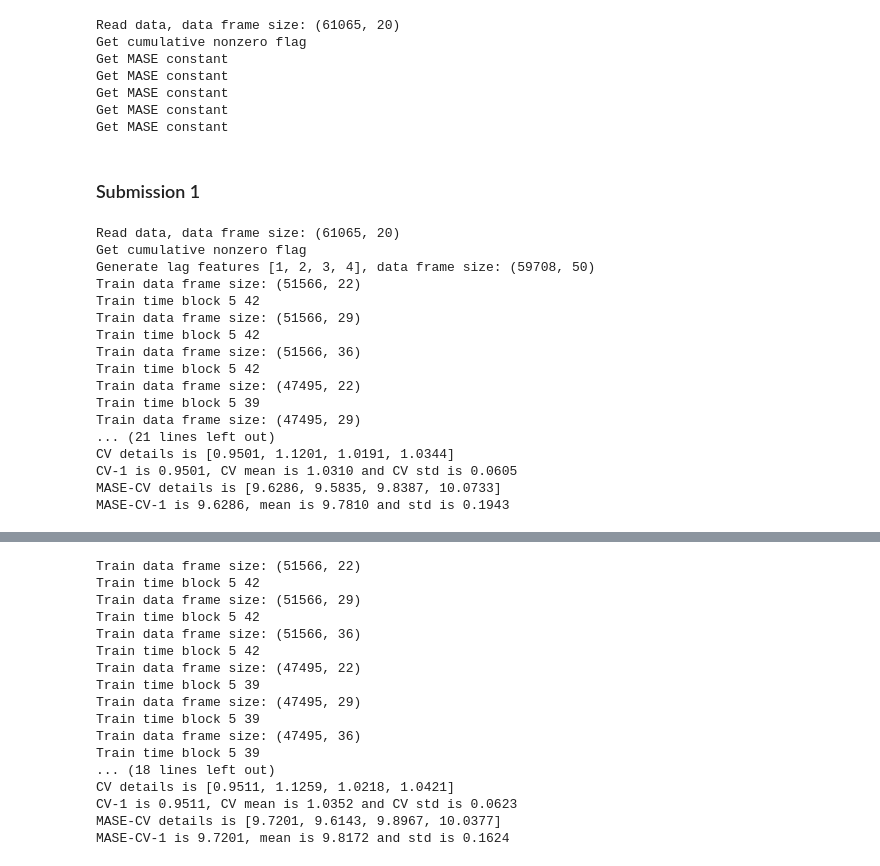
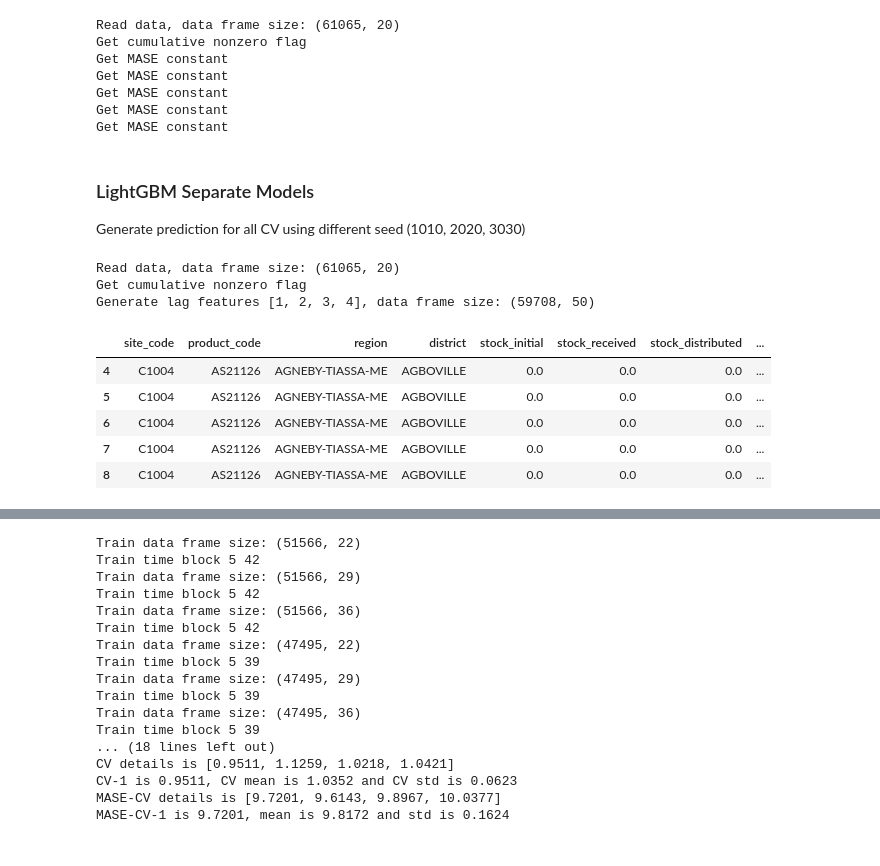
Before and after one commit to rasyidstat/ifc, a Jupyter notebook: submission/model.ipynb, the cells around one changed output, grey strips where cells are left out. Drawn from its saved outputs; the diff is of its cells as text; code cells hidden in the pictures.

Commit message:
Checkpoint: first submission

```diff
--- a/submission/submission.ipynb
+++ b/submission/model.ipynb
@@ -39,7 +39,8 @@ import random
 import calendar
 from pandas.tseries.offsets import MonthEnd
 import warnings
-warnings.filterwarnings("ignore")
+warnings.filterwarnings('ignore')
+pd.set_option('display.max_columns', 200)
 # %%
 # Default parameters
 TARGET = 'stock_distributed'
@@ -396,8 +397,10 @@ Get MASE constant
 Get MASE constant
 Get MASE constant
 Get MASE constant
-# %% [markdown]
-### Submission 1
+# %% [markdown]
+### LightGBM Separate Models
+
+Generate prediction for all CV using different seed (1010, 2020, 3030)
 # %%
 lgb_params = {'boosting_type': 'gbdt',
               'objective': 'mean_absolute_error',
@@ -411,25 +414,16 @@ lgb_params = {'boosting_type': 'gbdt',
               'n_estimators': 1000,
               'seed': SEED,
               'verbose': -1}
-df = process_data(features = numerical_features)
-pred1 = process_train_cv(df, is_print=False, verbose=-1,
-                         version='allf_seed_2020',
-                         use_separate_model=True)
-# %% [output]
-Read data, data frame size: (61065, 20)
-Get cumulative nonzero flag
-Generate lag features [1, 2, 3, 4], data frame size: (59708, 50)
-Train data frame size: (51566, 22)
-Train time block 5 42
-Train data frame size: (51566, 29)
-Train time block 5 42
-Train data frame size: (51566, 36)
-Train time block 5 42
-Train data frame size: (47495, 22)
-Train time block 5 39
-Train data frame size: (47495, 29)
-... (21 lines left out)
-CV details is [0.9501, 1.1201, 1.0191, 1.0344]
-CV-1 is 0.9501, CV mean is 1.0310 and CV std is 0.0605
-MASE-CV details is [9.6286, 9.5835, 9.8387, 10.0733]
-MASE-CV-1 is 9.6286, mean is 9.7810 and std is 0.1943
+# %%
+df = process_data(features = numerical_features)
+df.head()
+# %% [output]
+Read data, data frame size: (61065, 20)
+Get cumulative nonzero flag
+Generate lag features [1, 2, 3, 4], data frame size: (59708, 50)
+|  | site_code | product_code | region | district | stock_initial | stock_received | stock_distributed | ... |
+| 4 | C1004 | AS21126 | AGNEBY-TIASSA-ME | AGBOVILLE | 0.0 | 0.0 | 0.0 | ... |
+| 5 | C1004 | AS21126 | AGNEBY-TIASSA-ME | AGBOVILLE | 0.0 | 0.0 | 0.0 | ... |
+| 6 | C1004 | AS21126 | AGNEBY-TIASSA-ME | AGBOVILLE | 0.0 | 0.0 | 0.0 | ... |
+| 7 | C1004 | AS21126 | AGNEBY-TIASSA-ME | AGBOVILLE | 0.0 | 0.0 | 0.0 | ... |
+| 8 | C1004 | AS21126 | AGNEBY-TIASSA-ME | AGBOVILLE | 0.0 | 0.0 | 0.0 | ... |
```
Also changed, not shown: parts of 7 cells of this notebook, 11 other files.
